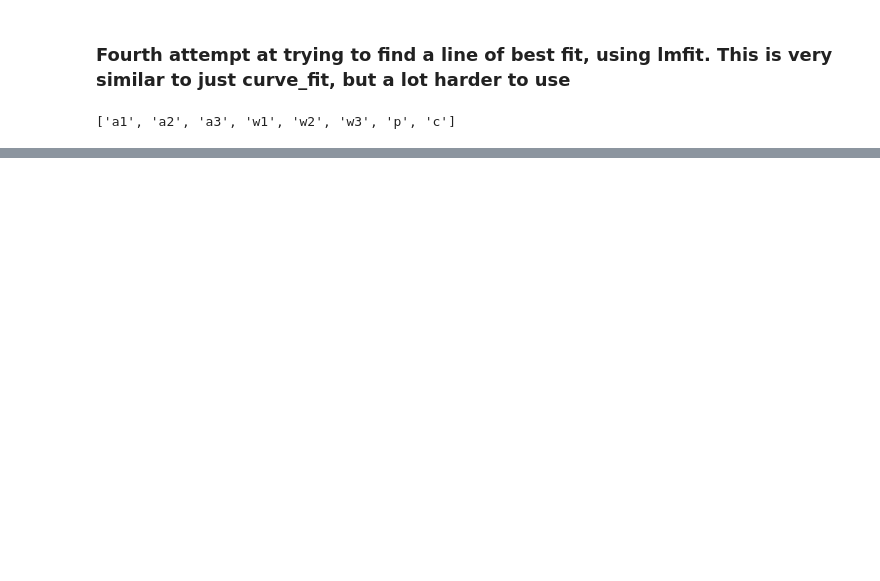
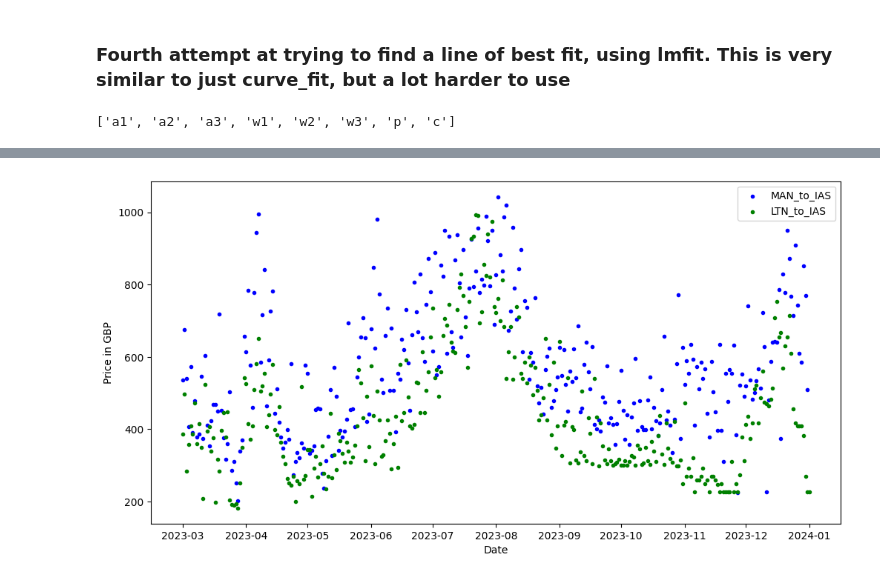
Before and after one commit to MichaelSc21/Airfare-flights-KIWI-API, a Jupyter notebook: anaylsing_data.ipynb, the cells around one changed output, grey strips where cells are left out. Drawn from its saved outputs; the diff is of its cells as text; code cells hidden in the pictures; blank space fills up the shorter version.

```diff
--- a/anaylsing_data.ipynb
+++ b/anaylsing_data.ipynb
@@ -33,7 +33,7 @@ def sort_by_date(df):
     df2 = pd.DataFrame(index=df.index.unique(), columns=['price'])
 
     for i in df.index.unique():
-        df2.loc[i] = df.loc[i, 'price'].quantile(q=0.25)
+        df2.loc[i] = pd.Series(df.loc[i, 'price']).quantile(q=0.15)
     return df2
 # %%
 def hist(df, bin):
@@ -45,10 +45,6 @@ def hist(df, bin):
     ax.set_ylabel('density')
     ax.set_xticks(np.arange(0, np.max(x)+1, 100))
     ax.hist(x, bins=bin)
-# %%
-df = create_df('file1.json')
-df = filter_data(df)
-df2 = sort_by_date(df)
 # %% [markdown]
 ### Second attempt at trying to find a line of best fit for my data
 # %%
@@ -175,0 +153,31 @@ ax.plot(x, y_line.best_fit)
+# %%
+BHX_to_IAS = create_df('BHX_to_IAS.json')
+BHX_to_IAS = filter_data(BHX_to_IAS)
+BHX_to_IAS2 = sort_by_date(BHX_to_IAS)
+
+LTN_to_IAS = create_df('LTN_to_IAS.json')
+LTN_to_IAS = filter_data(LTN_to_IAS)
+LTN_to_IAS2 = sort_by_date(LTN_to_IAS)
+
+MAN_to_IAS = create_df('MAN_to_IAS.json')
+MAN_to_IAS = filter_data(MAN_to_IAS)
+MAN_to_IAS2 = sort_by_date(MAN_to_IAS)
+# %%
+def plot(df,filename,  ax, colour):
+    x = df.index
+    y = df['price']
+    #x_line= (x - pd.Timestamp("01/01/1970")) // pd.Timedelta('1s')
+
+
+    ax.set_ylabel('Price in GBP')
+    #ax.set_yticks(np.arange(0, np.max(y)+1, 100))
+    ax.set_xlabel('Date')
+    ax.scatter(x, y, marker ='.', color=colour, label=filename)
+    ax.legend()
+
+fig, ax = plt.subplots(figsize =(12, 6))
+#plot(BHX_to_IAS2,'BHX_to_IAS', ax, colour='red')
+plot(MAN_to_IAS2, 'MAN_to_IAS', ax, colour='blue')
+plot(LTN_to_IAS2, 'LTN_to_IAS', ax, colour='green')
+# %% [output]
+[figure, added]
```
Also changed, not shown: parts of 2 cells of this notebook.
